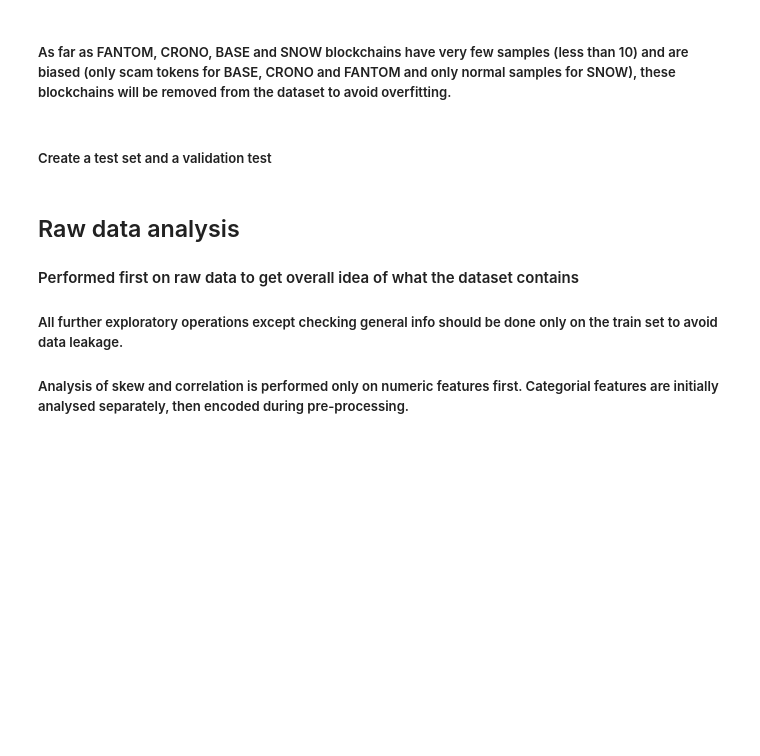
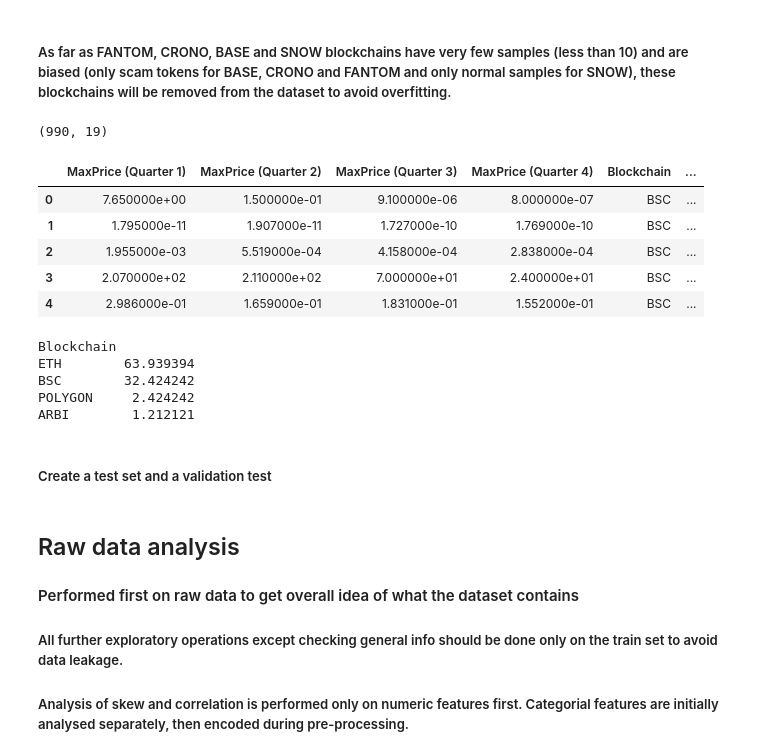
Before and after one commit to Luero/ML_RugPull_Detector, a Jupyter notebook: TM-RugPull initial analysis.ipynb, the cells around one changed output. Drawn from its saved outputs; the diff is of its cells as text; code cells hidden in the pictures; blank space fills up the shorter version.

Commit message:
Display dataset shape and blockchain distribution after dropping

```diff
--- a/TM-RugPull initial analysis.ipynb
+++ b/TM-RugPull initial analysis.ipynb
@@ -73,29 +140,29 @@ print("\nDropped blockchains:")
 print(blockchain_distribution[blockchain_distribution < min_samples].to_string())
 
 data = data[data['Blockchain'].isin(chains_to_keep)].copy()
-# %% [markdown]
-##### Create a test set and a validation test
+# %%
+# Dataset after dropping blockchains with small number of samples
+
+print(data.shape)
+data.head(5)
+# %% [output]
+(990, 19)
+|  | MaxPrice (Quarter 1) | MaxPrice (Quarter 2) | MaxPrice (Quarter 3) | MaxPrice (Quarter 4) | Blockchain | ... |
+| 0 | 7.650000e+00 | 1.500000e-01 | 9.100000e-06 | 8.000000e-07 | BSC | ... |
+| 1 | 1.795000e-11 | 1.907000e-11 | 1.727000e-10 | 1.769000e-10 | BSC | ... |
+| 2 | 1.955000e-03 | 5.519000e-04 | 4.158000e-04 | 2.838000e-04 | BSC | ... |
+| 3 | 2.070000e+02 | 2.110000e+02 | 7.000000e+01 | 2.400000e+01 | BSC | ... |
+| 4 | 2.986000e-01 | 1.659000e-01 | 1.831000e-01 | 1.552000e-01 | BSC | ... |
 # %%
-# Create a test set and a validation set from the raw data to avoid data leakage
-# Validation set size is about 10,5% and test set size is about 24,5% from the whole data set
-# TODO reference to AML tutorial
+# Display blockchain distribution after dropping blockchains with small number of samples
 
-from sklearn.model_selection import train_test_split
-
-# define size of data both for test and validatioin sets, define the seed for all subsequent experiments
-test_and_val_size = 0.35
-seed = 7
-
-# Split the data first on train set and set for test and validation
-train_set, test_and_val_set = train_test_split(data, test_size=test_and_val_size, random_state=seed, stratify=data['class'])
-
-# Split the part for test and validation into test set and validation set
-test_set, val_set = train_test_split(test_and_val_set, test_size=0.3, random_state=seed, stratify=test_and_val_set['class'])
-
-# Output the shapes to verify the splits
-print("Training set shape:", train_set.shape)
-print("Test set shape:", test_set.shape)
-print("Validation set shape:", val_set.shape)
-
-# Create a list of sets to perform further feature engeneering on all subsets of data
-data_sets = [train_set, test_set, val_set]
+blockchain_distribution = data['Blockchain'].value_counts(normalize=True) * 100
+print(blockchain_distribution.to_string())
+# %% [output]
+Blockchain
+ETH        63.939394
+BSC        32.424242
+POLYGON     2.424242
+ARBI        1.212121
+# %% [markdown]
+##### Create a test set and a validation test
```
Also changed, not shown: parts of 7 cells of this notebook.
